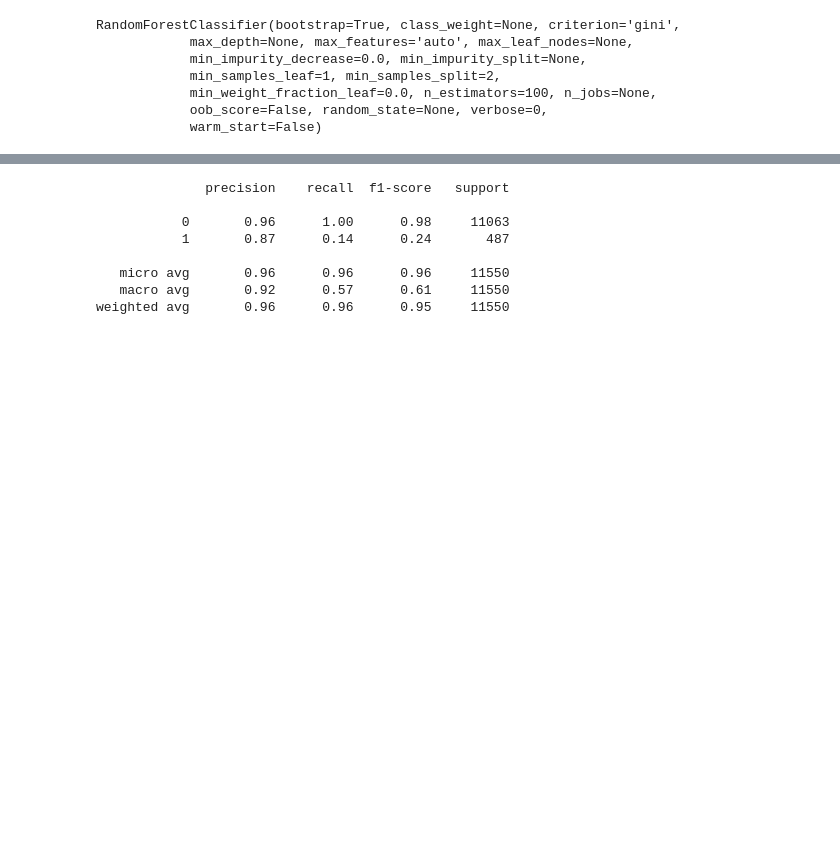
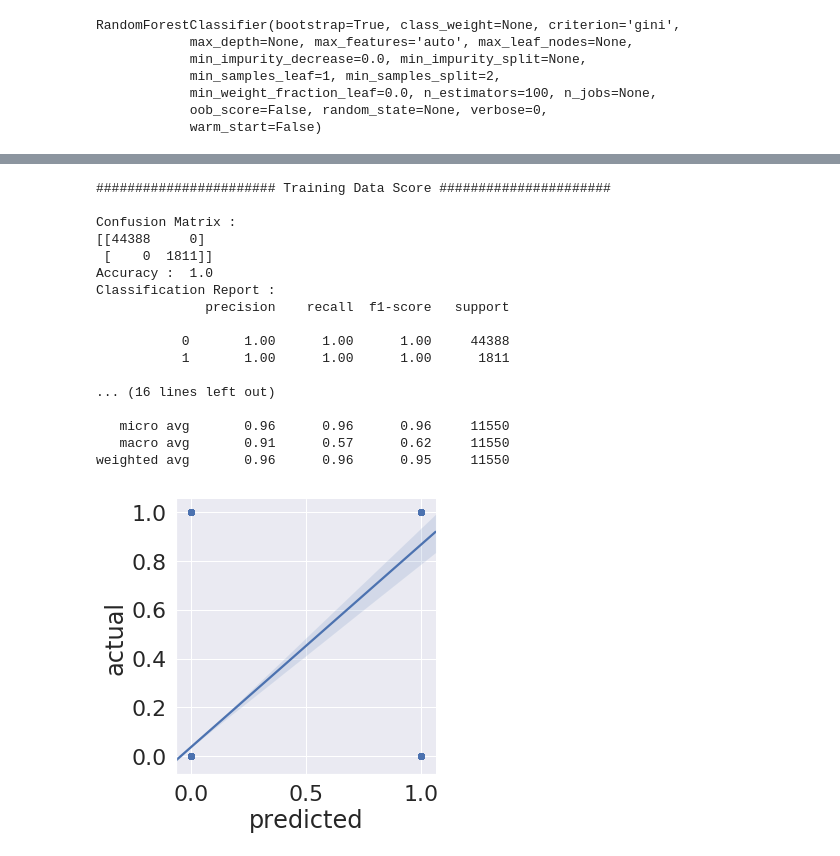
Before and after one commit to datascience-enthusiast/Workers-Compensation-CaseStudy-NLP, a Jupyter notebook: JLT Case Study.ipynb, the cells around one changed output, grey strips where cells are left out. Drawn from its saved outputs; the diff is of its cells as text; code cells hidden in the pictures; blank space fills up the shorter version.

```diff
--- a/JLT Case Study.ipynb
+++ b/JLT Case Study.ipynb
@@ -864,16 +908,25 @@ Test set accuracy -  0.9628571428571429
 Train set accuracy -  1.0
-# %%
-# Classification Report
-print(metrics.classification_report(y_test, y_pred_rf))
-# %% [output]
-              precision    recall  f1-score   support
-
-           0       0.96      1.00      0.98     11063
-           1       0.87      0.14      0.24       487
-
-   micro avg       0.96      0.96      0.96     11550
-   macro avg       0.92      0.57      0.61     11550
-weighted avg       0.96      0.96      0.95     11550
+# %%
+test_scores(clf)
+# %% [output]
+####################### Training Data Score ######################
+
+Confusion Matrix :
+[[44388     0]
+ [    0  1811]]
+Accuracy :  1.0
+Classification Report :
+              precision    recall  f1-score   support
+
+           0       1.00      1.00      1.00     44388
+           1       1.00      1.00      1.00      1811
+
+... (16 lines left out)
+
+   micro avg       0.96      0.96      0.96     11550
+   macro avg       0.91      0.57      0.62     11550
+weighted avg       0.96      0.96      0.95     11550
+[figure, added]
 # %%
 #### Conclsuion :
 
```
Also changed, not shown: parts of 16 cells of this notebook, 2 other files.
